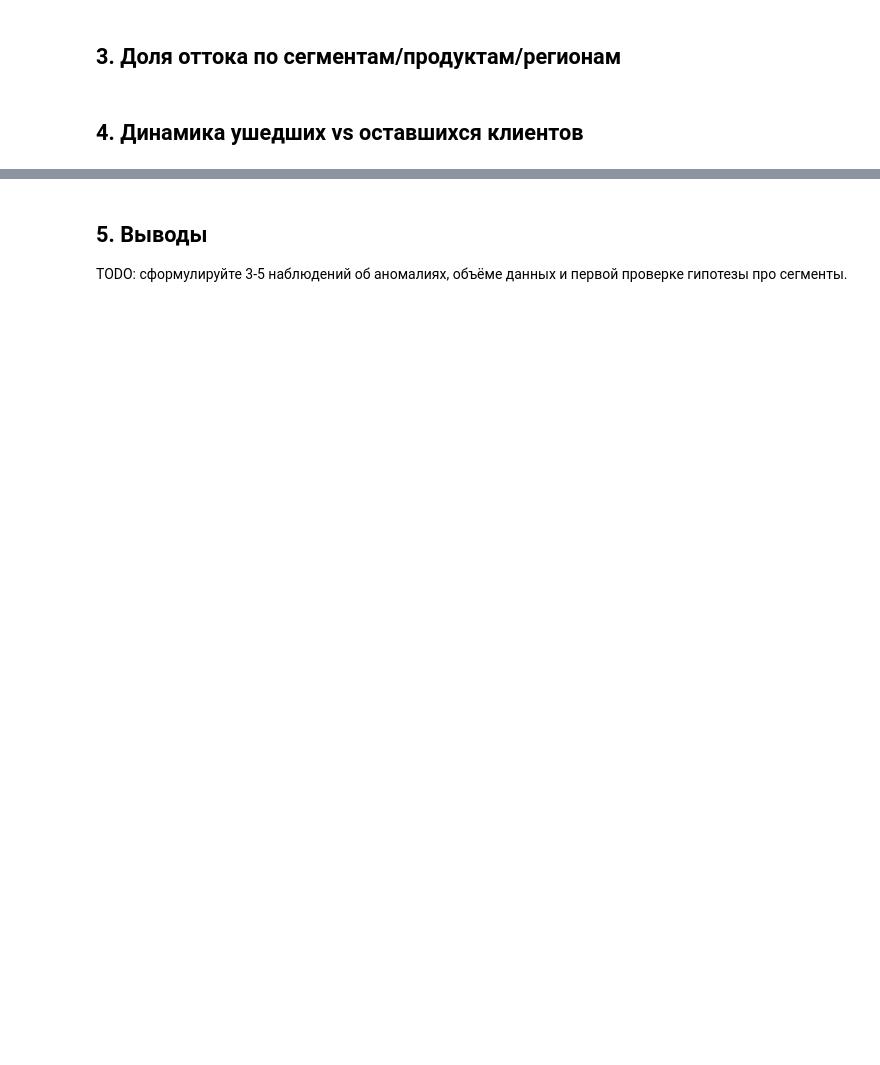
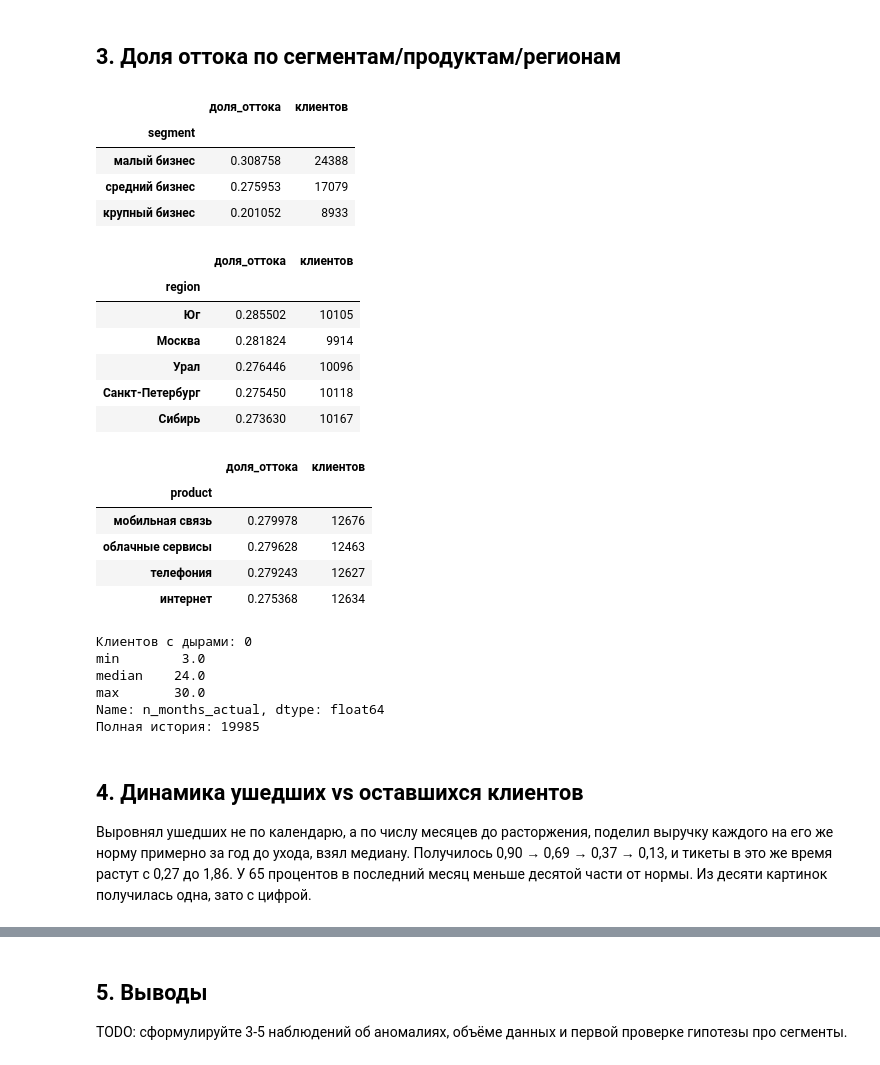
Before and after one commit to Tr1zel/b2b-churn-internship, a Jupyter notebook: notebooks/01_eda.ipynb, the cells around one changed output, grey strips where cells are left out. Cells and saved outputs as stored; diff of their text form; code cells hidden in the pictures; blank space fills up the shorter version.

```diff
--- a/notebooks/01_eda.ipynb
+++ b/notebooks/01_eda.ipynb
@@ -52,13 +92,50 @@ numeric_columns = [
 # %% [markdown]
 ## 3. Доля оттока по сегментам/продуктам/регионам
 # %%
-# churn_rate_by(clients, target_col='is_churned', group_col='segment')
 clients["is_explicit_churn"]= (
     clients["termination_date"].notna().astype(int)
-) # flag явного оттока
-# clients.groupby("segment")["is_explicit_churn"].mean() * 100
-# clients.groupby("region")["is_explicit_churn"].mean() * 100
+)
+display(churn_rate_by(clients, target_col='is_explicit_churn', group_col='segment'))
+display(churn_rate_by(clients, target_col='is_explicit_churn', group_col='region'))
+display(churn_rate_by(clients, target_col='is_explicit_churn', group_col='product'))
+
+# display(clients.groupby("segment")["is_explicit_churn"].mean() * 100)
+# display(clients.groupby("region")["is_explicit_churn"].mean() * 100)
 # clients.groupby("product")["is_explicit_churn"].mean() * 100
 # clients["is_explicit_churn"].mean()
+
+month_stats = missing_months(usage)
+print("Клиентов с дырами:", month_stats["has_gap"].sum())
+
+print(month_stats["n_months_actual"].agg(["min", "median", "max"]))
+
+print("Полная история:", (month_stats["n_months_actual"] == 30).sum())
+# %% [output]
+|  | доля_оттока | клиентов |
+| segment |  |  |
+| малый бизнес | 0.308758 | 24388 |
+| средний бизнес | 0.275953 | 17079 |
+| крупный бизнес | 0.201052 | 8933 |
+|  | доля_оттока | клиентов |
+| region |  |  |
+| Юг | 0.285502 | 10105 |
+| Москва | 0.281824 | 9914 |
+| Урал | 0.276446 | 10096 |
+| Санкт-Петербург | 0.275450 | 10118 |
+| Сибирь | 0.273630 | 10167 |
+|  | доля_оттока | клиентов |
+| product |  |  |
+| мобильная связь | 0.279978 | 12676 |
+| облачные сервисы | 0.279628 | 12463 |
+| телефония | 0.279243 | 12627 |
+| интернет | 0.275368 | 12634 |
+Клиентов с дырами: 0
+min        3.0
+median    24.0
+max       30.0
+Name: n_months_actual, dtype: float64
+Полная история: 19985
 # %% [markdown]
 ## 4. Динамика ушедших vs оставшихся клиентов
+
+Выровнял ушедших не по календарю, а по числу месяцев до расторжения, поделил выручку каждого на его же норму примерно за год до ухода, взял медиану. Получилось 0,90 → 0,69 → 0,37 → 0,13, и тикеты в это же время растут с 0,27 до 1,86. У 65 процентов в последний месяц меньше десятой части от нормы. Из десяти картинок получилась одна, зато с цифрой.
```
Also changed, not shown: parts of 15 cells of this notebook, 3 other files.
